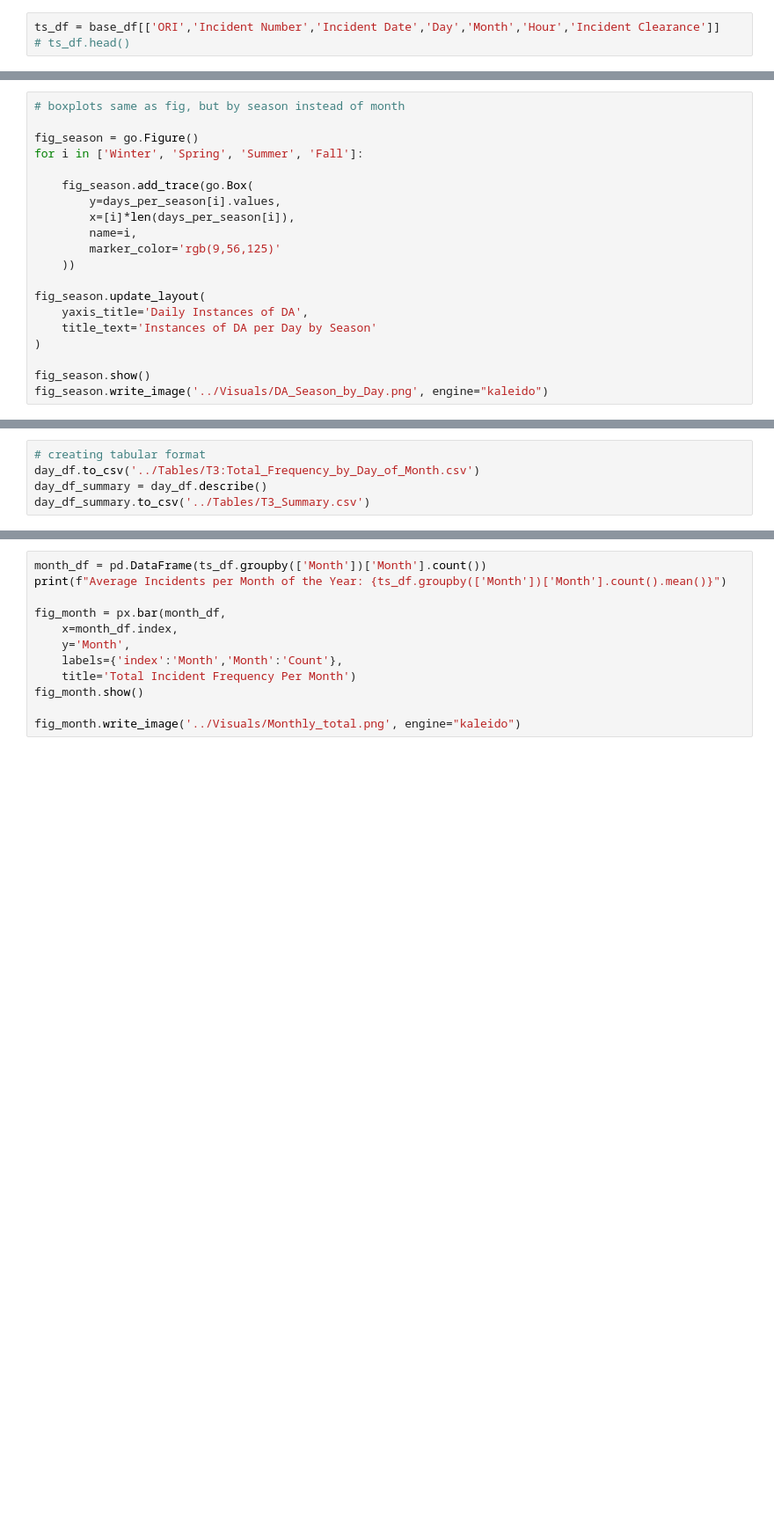
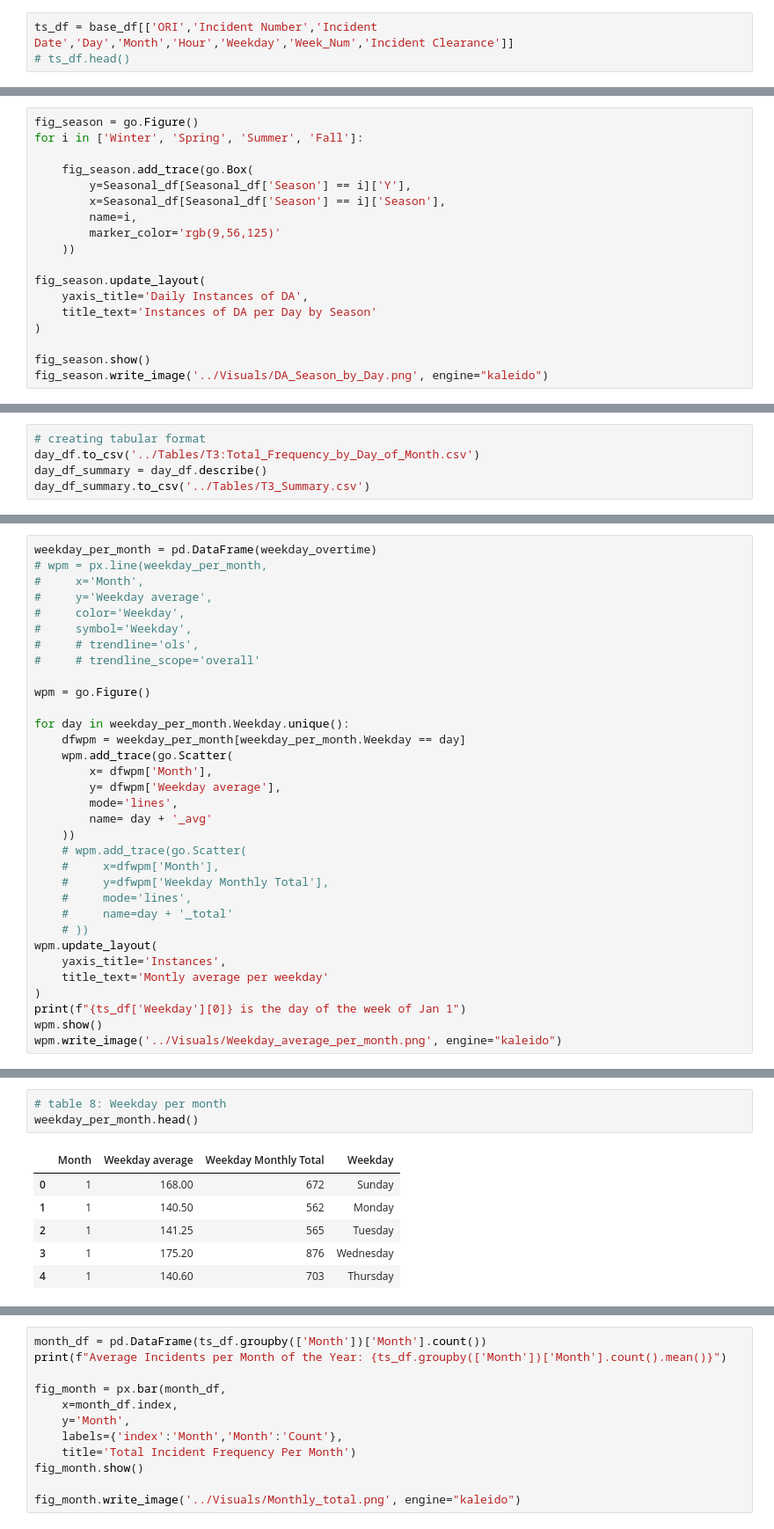
Before and after one commit to AlexMurphy-MTSU/Bureau_Analysis, a Jupyter notebook: Workspace/preparing_data.ipynb, the cells around one changed output, grey strips where cells are left out. Shown: that part at 88% size. Cells and saved outputs as stored; diff of their text form; blank space fills up the shorter version.

```diff
--- a/Workspace/preparing_data.ipynb
+++ b/Workspace/preparing_data.ipynb
@@ -68,5 +72,5 @@ base_df.Month = base_df.Month.apply(int)
 # %%
-ts_df = base_df[['ORI','Incident Number','Incident Date','Day','Month','Hour','Incident Clearance']]
+ts_df = base_df[['ORI','Incident Number','Incident Date','Day','Month','Hour','Weekday','Week_Num','Incident Clearance']]
 # ts_df.head()
 # %%
 def month_to_season(x):
@@ -253,12 +317,10 @@ table1_summary.to_csv('../Tables/T1_Summary.csv')
 # %%
-# boxplots same as fig, but by season instead of month
-
 fig_season = go.Figure()
 for i in ['Winter', 'Spring', 'Summer', 'Fall']:
 
     fig_season.add_trace(go.Box(
-        y=days_per_season[i].values,
-        x=[i]*len(days_per_season[i]),
+        y=Seasonal_df[Seasonal_df['Season'] == i]['Y'],
+        x=Seasonal_df[Seasonal_df['Season'] == i]['Season'],
         name=i,
         marker_color='rgb(9,56,125)'
     ))
@@ -297,0 +401,33 @@ day_df_summary.to_csv('../Tables/T3_Summary.csv')
+# %%
+weekday_per_month = pd.DataFrame(weekday_overtime)
+# wpm = px.line(weekday_per_month,
+#     x='Month',
+#     y='Weekday average',
+#     color='Weekday',
+#     symbol='Weekday',
+#     # trendline='ols',
+#     # trendline_scope='overall'
+
+wpm = go.Figure()
+
+for day in weekday_per_month.Weekday.unique():
+    dfwpm = weekday_per_month[weekday_per_month.Weekday == day]
+    wpm.add_trace(go.Scatter(
+        x= dfwpm['Month'],
+        y= dfwpm['Weekday average'],
+        mode='lines',
+        name= day + '_avg'
+    ))
+    # wpm.add_trace(go.Scatter(
+    #     x=dfwpm['Month'],
+    #     y=dfwpm['Weekday Monthly Total'],
+    #     mode='lines',
+    #     name=day + '_total'
+    # ))
+wpm.update_layout(
+    yaxis_title='Instances',
+    title_text='Montly average per weekday'
+)
+print(f"{ts_df['Weekday'][0]} is the day of the week of Jan 1")
+wpm.show()
+wpm.write_image('../Visuals/Weekday_average_per_month.png', engine="kaleido")
@@ -297,0 +436,10 @@ day_df_summary.to_csv('../Tables/T3_Summary.csv')
+# %%
+# table 8: Weekday per month
+weekday_per_month.head()
+# %% [output]
+|  | Month | Weekday average | Weekday Monthly Total | Weekday |
+| 0 | 1 | 168.00 | 672 | Sunday |
+| 1 | 1 | 140.50 | 562 | Monday |
+| 2 | 1 | 141.25 | 565 | Tuesday |
+| 3 | 1 | 175.20 | 876 | Wednesday |
+| 4 | 1 | 140.60 | 703 | Thursday |
```
Also changed, not shown: parts of 18 cells of this notebook, 14 other files.
